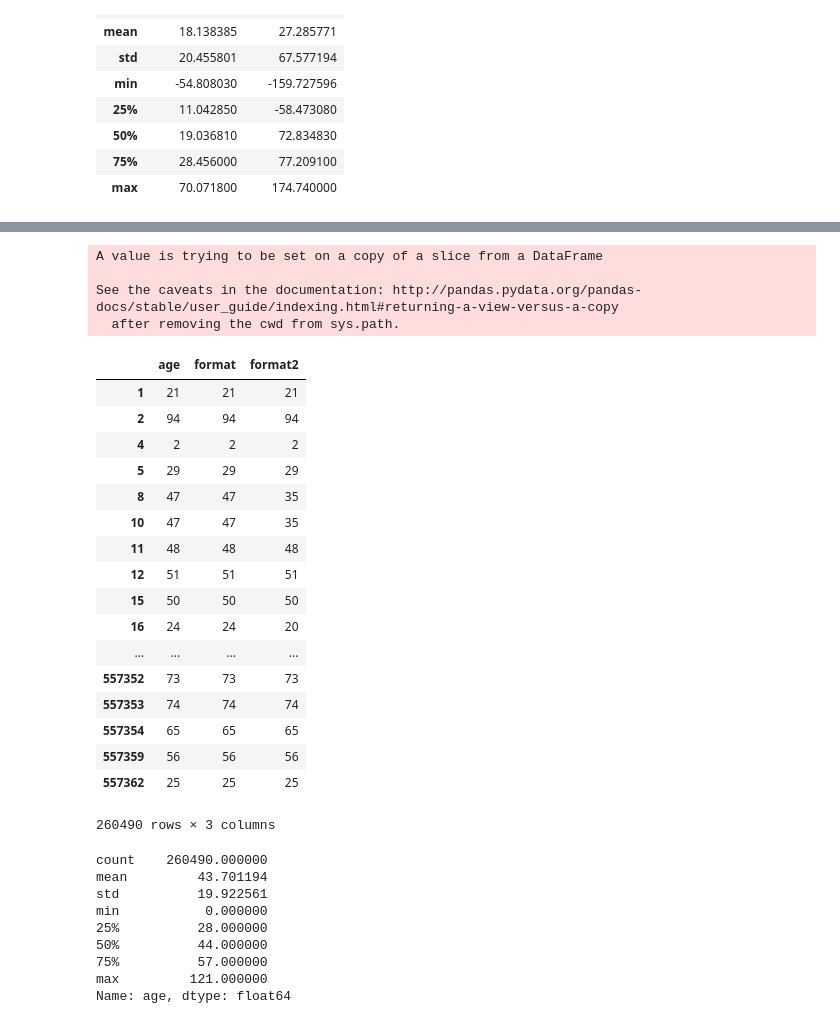
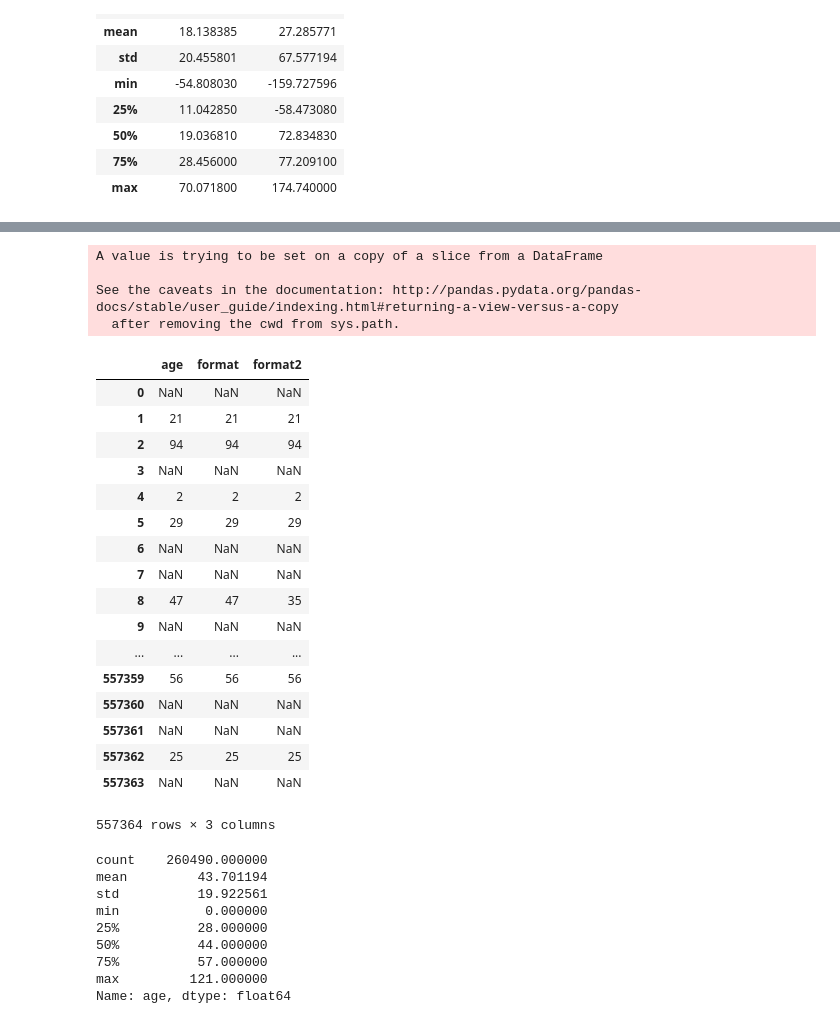
Before and after one commit to rsehmbi/covid19, a Jupyter notebook: DataCleaning.ipynb, the cells around one changed output, grey strips where cells are left out. Drawn from its saved outputs; the diff is of its cells as text; code cells hidden in the pictures.

```diff
--- a/DataCleaning.ipynb
+++ b/DataCleaning.ipynb
@@ -40,5 +50,5 @@ df_cases.describe()
 # %%
 age_col = df_cases['age']
 age_col = age_col.to_frame()
-age_col = age_col[age_col['age'].notna()]
-age_col.head()
+# age_col = age_col[age_col['age'].notna()]
+# age_col.head()
@@ -86,33 +76,33 @@ age_col
 # %%
 age_col['format2'] = age_col['age'].str.extract(r'([0-9]+)')
 # here merge format2 into format and made format = age
 
 age_col.format[age_col.format.isnull()] = age_col.format2
 age_col.age = age_col.format
-age_col
+# age_col
 # %% [output]
 A value is trying to be set on a copy of a slice from a DataFrame
 
 See the caveats in the documentation: http://pandas.pydata.org/pandas-docs/stable/user_guide/indexing.html#returning-a-view-versus-a-copy
   after removing the cwd from sys.path.
 |  | age | format | format2 |
+| 0 | NaN | NaN | NaN |
 | 1 | 21 | 21 | 21 |
 | 2 | 94 | 94 | 94 |
+| 3 | NaN | NaN | NaN |
 | 4 | 2 | 2 | 2 |
 | 5 | 29 | 29 | 29 |
+| 6 | NaN | NaN | NaN |
+| 7 | NaN | NaN | NaN |
 | 8 | 47 | 47 | 35 |
-| 10 | 47 | 47 | 35 |
-| 11 | 48 | 48 | 48 |
-| 12 | 51 | 51 | 51 |
-| 15 | 50 | 50 | 50 |
-| 16 | 24 | 24 | 20 |
+| 9 | NaN | NaN | NaN |
 | ... | ... | ... | ... |
-| 557352 | 73 | 73 | 73 |
-| 557353 | 74 | 74 | 74 |
-| 557354 | 65 | 65 | 65 |
 | 557359 | 56 | 56 | 56 |
+| 557360 | NaN | NaN | NaN |
+| 557361 | NaN | NaN | NaN |
 | 557362 | 25 | 25 | 25 |
+| 557363 | NaN | NaN | NaN |
-260490 rows × 3 columns
+557364 rows × 3 columns
 # %%
 type(age_col.age)
 age_col.age= pd.to_numeric(age_col.age)
```
Also changed, not shown: parts of 32 cells of this notebook.
